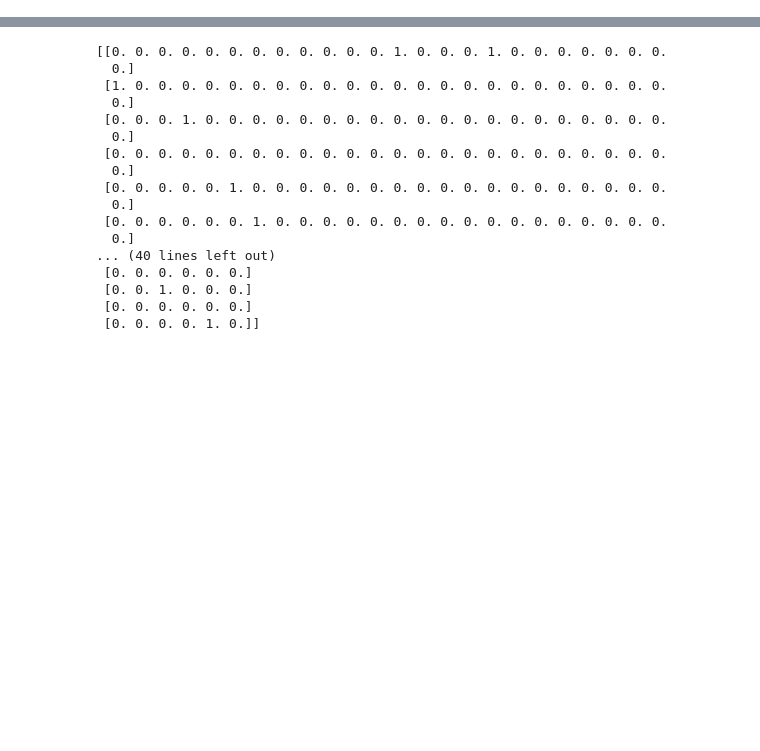
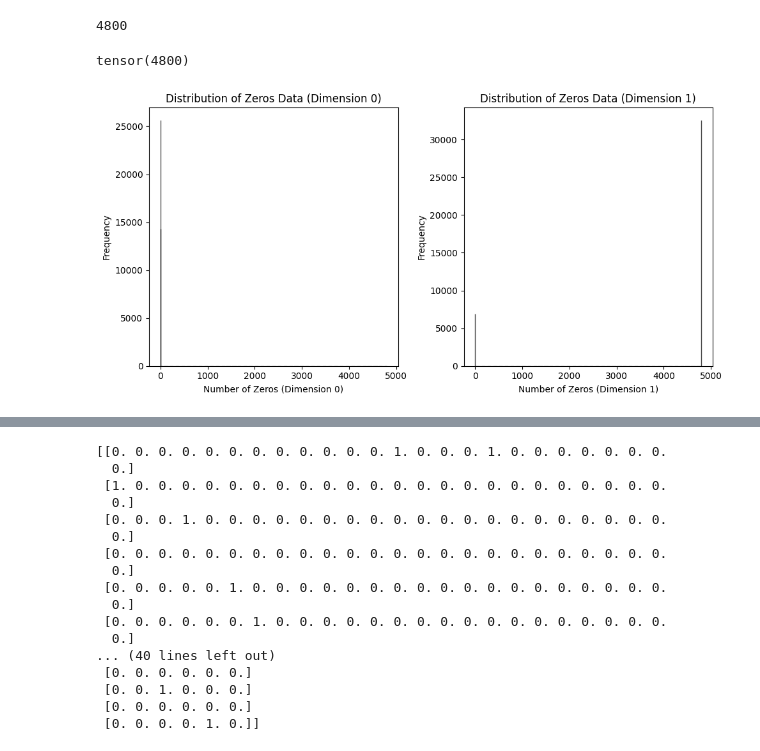
Before and after one commit to shinejjy/CTR-GCN, a Jupyter notebook: test.ipynb, the cells around one changed output, grey strips where cells are left out. Saved outputs shown, nothing was run; the diff lists cells and outputs as text; code cells hidden in the pictures; blank space fills up the shorter version.

```diff
--- a/test.ipynb
+++ b/test.ipynb
@@ -0,0 +3,58 @@
+# %%
+feeder = Feeder(
+    data_path='data\\ntu\\NTU60_CS.npz',
+    split='train',
+    debug=False,
+    random_choose=False,
+    random_shift=False,
+    random_move=False,
+    window_size=64,
+    random_rot=True,
+    p_interval=[0.5, 1],
+    vel=False,
+    bone=False
+    )
+# %%
+64 * 3 * 25
+# %% [output]
+4800
+# %%
+(feeder[0][0] == 0).sum()
+# %% [output]
+tensor(4800)
+# %%
+from tqdm import tqdm
+import numpy as np
+import matplotlib.pyplot as plt
+
+np.random.seed(1)
+zeros_data = np.zeros((40091, 2))
+
+# 统计每个维度中各个数值的出现次数
+zeros_count_dim0 = np.zeros(64 * 3 * 25 + 1, dtype=int)
+zeros_count_dim1 = np.zeros(64 * 3 * 25 + 1, dtype=int)
+
+bar = tqdm(range(len(feeder)))
+for i in bar:
+    zeros_count_dim0[int((feeder[i][0][:, :, :, 0] == 0).sum())] += 1
+    zeros_count_dim1[int((feeder[i][0][:, :, :, 1] == 0).sum())] += 1
+
+# 绘制直方图
+plt.figure(figsize=(10, 5))
+
+plt.subplot(1, 2, 1)
+plt.bar(np.arange(len(zeros_count_dim0)), zeros_count_dim0, color='blue', edgecolor='black', alpha=0.7)
+plt.xlabel('Number of Zeros (Dimension 0)')
+plt.ylabel('Frequency')
+plt.title('Distribution of Zeros Data (Dimension 0)')
+
+plt.subplot(1, 2, 2)
+plt.bar(np.arange(len(zeros_count_dim1)), zeros_count_dim1, color='blue', edgecolor='black', alpha=0.7)
+plt.xlabel('Number of Zeros (Dimension 1)')
+plt.ylabel('Frequency')
+plt.title('Distribution of Zeros Data (Dimension 1)')
+
+plt.tight_layout()
+plt.show()
+# %% [output]
+[figure, added]
```
Also changed, not shown: parts of 29 cells of this notebook, 23 other files.
